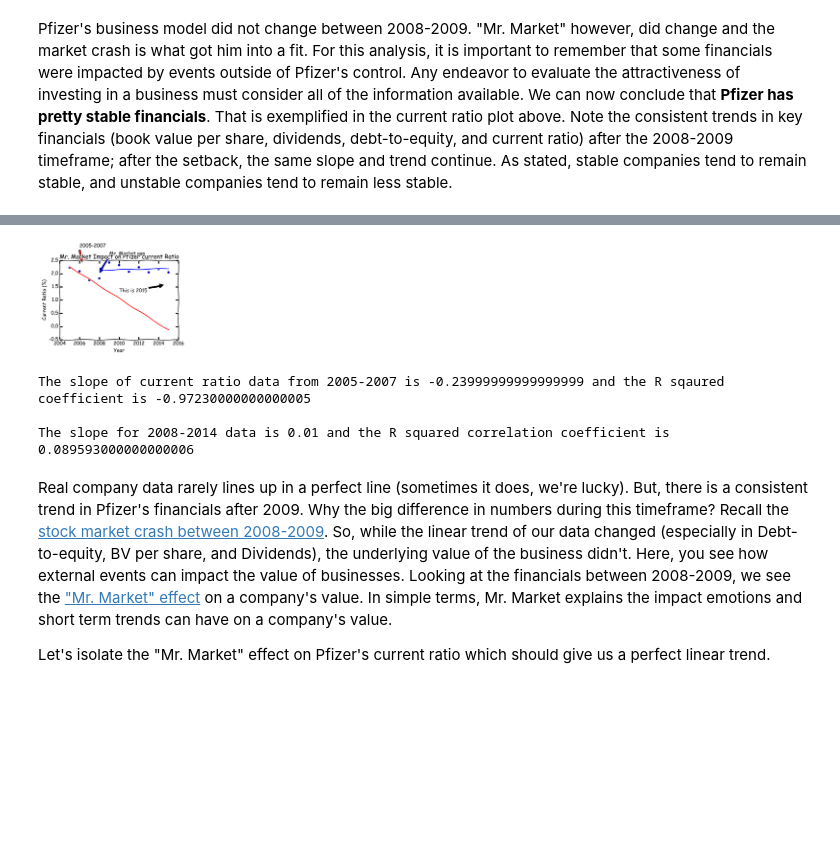
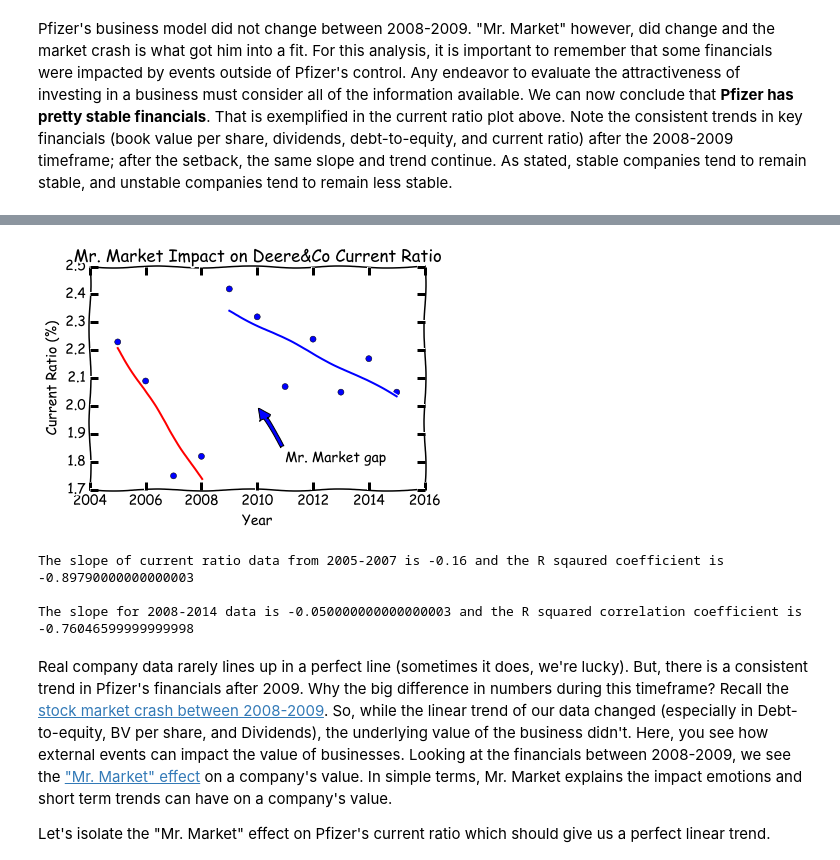
Before and after one commit to linwoodc3/LC3-Creations, a Jupyter notebook: notebooks/securityanalysis/opensourcetool_securityanalsys_pfizer.ipynb, the cells around one changed output, grey strips where cells are left out. Drawn from its saved outputs; the diff is of its cells as text; code cells hidden in the pictures; blank space fills up the shorter version.

```diff
--- a/notebooks/securityanalysis/opensourcetool_securityanalsys_pfizer.ipynb
+++ b/notebooks/securityanalysis/opensourcetool_securityanalsys_pfizer.ipynb
@@ -427,44 +568,44 @@ print ((df3['BVPerShare']- df3['BVPerShare'].shift())/df3['BVPerShare'].shift(1)
 # %%
 from scipy import stats
 
 # We are doing a simple linear regression on the current ratio data
 # The example comes from http://central.scipy.org/item/16/2/basic-linear-regression
 
 x = df3['Year']
 y6 = df3['CurrentRatio']
 
-slope, intercept, r_value, p_value, slope_std_error = stats.linregress(x[:3], y6[:3])
-slope1, intercept1, r_value1, p_value1, slope_std_error1 = stats.linregress(x[3:10], y6[3:10])
+slope, intercept, r_value, p_value, slope_std_error = stats.linregress(x[:4], y6[:4])
+slope1, intercept1, r_value1, p_value1, slope_std_error1 = stats.linregress(x[4:], y6[4:])
 predict_y = intercept + slope * x
 predict_y1 = intercept1 + slope1 * x
-pred_error = y6[:3] - predict_y
-pred_error1 = y6[3:10] - predict_y1
+pred_error = y6[:4] - predict_y
+pred_error1 = y6[4:] - predict_y1
 degrees_of_freedom = len(x) - 2
 residual_std_error = np.sqrt(np.sum(pred_error**2) / degrees_of_freedom)
 residual_std_error1 = np.sqrt(np.sum(pred_error1**2) / degrees_of_freedom)
 
 # Plotting
 
 plt.plot(x, y6, 'o')
-plt.plot(x, predict_y, 'r-')
-plt.plot(x[3:], predict_y1[3:], 'b-')
-plt.title('Mr. Market Impact on Pfizer current Ratio')
+plt.plot(x[:4], predict_y[:4], 'r-')
+plt.plot(x[4:], predict_y1[4:], 'b-')
+plt.title('Mr. Market Impact on Deere&Co Current Ratio')
 plt.ylabel('Current Ratio (%)')
 plt.xlabel('Year')
-plt.annotate('Mr. Market gap', xy=(2008, 2.0), xytext=(2009, 2.7),arrowprops=dict(facecolor='blue', shrink=0.05),)
-plt.annotate('2005-2007', xy=(2006.3, 2.4), xytext=(2006, 3.0),arrowprops=dict(facecolor='red', shrink=0.05),)
-plt.annotate('2008-2014', xy=(2014.5, 2.8), xytext=(2012.6, 3.4),arrowprops=dict(facecolor='red', shrink=0.05),)
-plt.annotate('Split data at the crash;\nsee two linear trends', xy=(2004.5, 4.5), xytext=(2005, 4.1),arrowprops=dict(facecolor='white', shrink=0.05),)
-plt.annotate('This is 2015', xy=(2014.6, 1.58), xytext=(2010, 1.3),arrowprops=dict(facecolor='black', shrink=0.05),)
+plt.annotate('Mr. Market gap', xy=(2010, 2.0), xytext=(2011, 1.8),arrowprops=dict(facecolor='blue', shrink=0.05),)
+#plt.annotate('2005-2007', xy=(2006.3, 2.4), xytext=(2006, 3.0),arrowprops=dict(facecolor='red', shrink=0.05),)
+#plt.annotate('2008-2014', xy=(2014.5, 2.8), xytext=(2012.6, 3.4),arrowprops=dict(facecolor='red', shrink=0.05),)
+#plt.annotate('Split data at the crash;\nsee two linear trends', xy=(2004.5, 4.5), xytext=(2005, 4.1),arrowprops=dict(facecolor='white', shrink=0.05),)
+#plt.annotate('This is 2015', xy=(2014.6, 1.58), xytext=(2010, 1.3),arrowprops=dict(facecolor='black', shrink=0.05),)
 plt.show()
 print ('\nThe slope of current ratio data from 2005-2007 is %r and the R sqaured coefficient is %r\n\nThe slope for \
 2008-2014 data is %r and the R squared correlation coefficient is %r'
        % (round(slope,2),round(r_value,4),round(slope1,2),round(r_value1,6)))
 # %% [output]
-[figure, old version]
+[figure, new version]
-The slope of current ratio data from 2005-2007 is -0.23999999999999999 and the R sqaured coefficient is -0.97230000000000005
+The slope of current ratio data from 2005-2007 is -0.16 and the R sqaured coefficient is -0.89790000000000003
 
-The slope for 2008-2014 data is 0.01 and the R squared correlation coefficient is 0.089593000000000006
+The slope for 2008-2014 data is -0.050000000000000003 and the R squared correlation coefficient is -0.76046599999999998
 # %% [markdown]
 Real company data rarely lines up in a perfect line (sometimes it does, we're lucky).  But, there is a consistent trend in Pfizer's financials after 2009.  Why the big difference in numbers during this timeframe?  Recall the [stock market crash between 2008-2009](https://en.wikipedia.org/wiki/Stock_market_crash#Crash_of_2008.E2.80.932009).  So, while the linear trend of our data changed (especially in Debt-to-equity, BV per share, and Dividends), the underlying value of the business didn't.  Here, you see how external events can impact the value of businesses. Looking at the financials between 2008-2009, we see the ["Mr. Market" effect](https://en.wikipedia.org/wiki/Mr._Market) on a company's value. In simple terms, Mr. Market explains the impact emotions and short term trends can have on a company's value.
 
```
Also changed, not shown: parts of 6 cells of this notebook.
